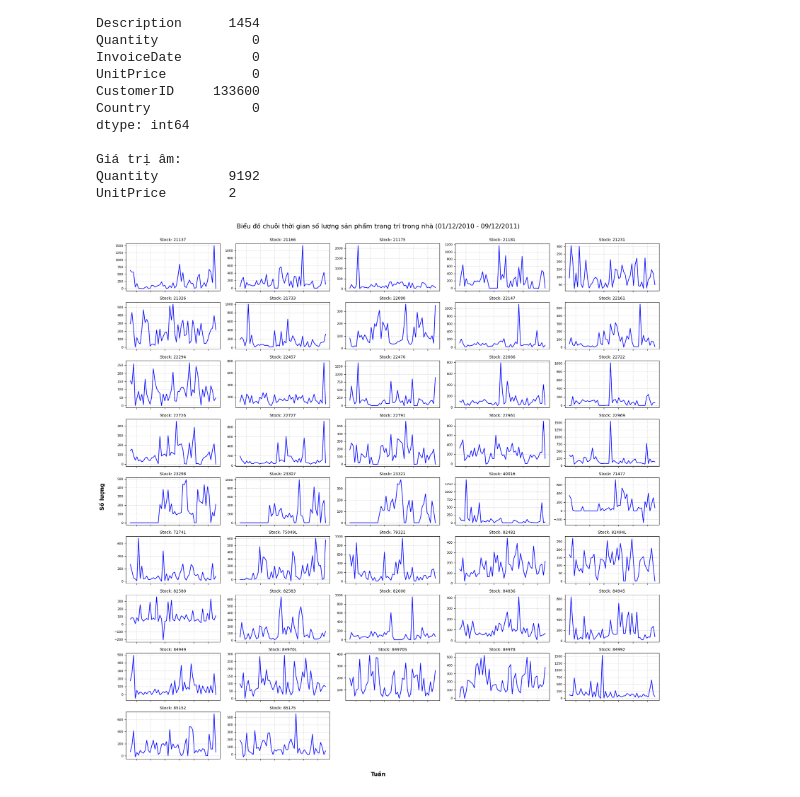
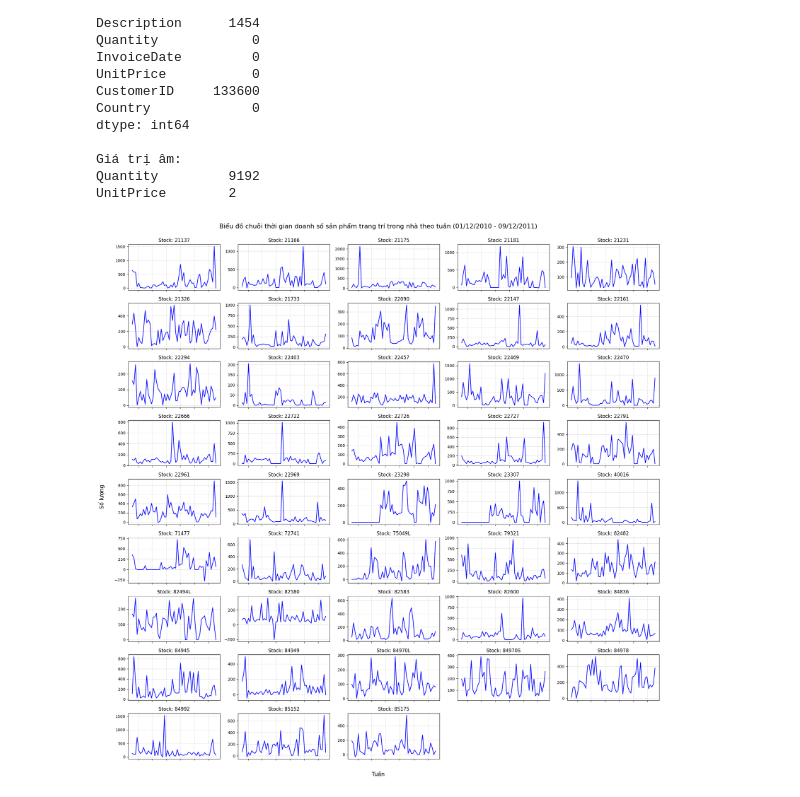
Before and after one commit to mtanh/k34-da-model-BTLT-03, a Jupyter notebook: 1.Phân tích khám phá dữ liệu/1- Xử lý dữ liệu.ipynb, the cells around one changed output. Cells and saved outputs as stored; diff of their text form; code cells hidden in the pictures.

```diff
--- a/1.Phân tích khám phá dữ liệu/1- Xử lý dữ liệu.ipynb
+++ b/1.Phân tích khám phá dữ liệu/1- Xử lý dữ liệu.ipynb
@@ -108,36 +109,34 @@ df = pd.read_csv("../dataset/quantity_weekly_decor.csv")
 
 df_melted = df.melt(id_vars=['StockCode'], var_name='Week', value_name='Quantity')
 
-# 2. Tạo dãy ngày bắt đầu từ 2010-12-01 (mỗi tuần một lần)
+# Tạo dãy ngày bắt đầu từ 2010-12-01 (mỗi tuần một lần)
 # Tạo dictionary để map Week_1 -> 2010-12-01, Week_2 -> 2010-12-08...
-weeks = [f'Week_{i}' for i in range(1, 54)]
+weeks = [f'{i}' for i in range(1, 54)]
 dates = pd.date_range(start='2010-12-01', periods=53, freq='W')
 date_map = dict(zip(weeks, dates))
 
 df_melted['Date'] = df_melted['Week'].map(date_map)
 ts_data = df_melted.pivot(index='Date', columns='StockCode', values='Quantity')
-
-# print(ts_data.head())
 # %%
 fig, axes = plt.subplots(nrows=9, ncols=5, figsize=(20, 20), sharex=True)
 axes = axes.flatten()
 
 for i, stock_code in enumerate(ts_data.columns):
-    if i < 42:
+    if i < 45:
         axes[i].plot(ts_data.index, ts_data[stock_code], color='blue', linewidth=1.5)
-        axes[i].set_title(f"Stock: {stock_code}", fontsize=10)
-        axes[i].tick_params(axis='both', which='major', labelsize=8)
+        axes[i].set_title(f"Stock: {stock_code}")
+        axes[i].tick_params(axis='both', which='major')
         axes[i].grid(True, linestyle='--', alpha=0.5)
         axes[i].tick_params(axis='x', which='both', labelbottom=False)
 
 for j in range(i + 1, len(axes)):
     axes[j].axis('off')
 
-fig.text(0.5, 0.01, 'Tuần', ha='center', fontsize=14, fontweight='bold')
-fig.text(0.01, 0.5, 'Số lượng', va='center', rotation='vertical', fontsize=14, fontweight='bold')
+fig.text(0.5, 0.01, 'Tuần', ha='center', fontsize=14)
+fig.text(0.01, 0.5, 'Số lượng', va='center', rotation='vertical', fontsize=14)
 
-plt.suptitle("Biểu đồ chuỗi thời gian số lượng sản phẩm trang trí trong nhà (01/12/2010 - 09/12/2011)", fontsize=16)
+plt.suptitle("Biểu đồ chuỗi thời gian doanh số sản phẩm trang trí trong nhà theo tuần (01/12/2010 - 09/12/2011)", fontsize=16)
 plt.tight_layout(rect=[0.03, 0.03, 1, 0.98])
 plt.show()
 # %% [output]
-[figure, old version]
+[figure, new version]
```
Also changed, not shown: parts of 2 cells of this notebook, 2 other files.
